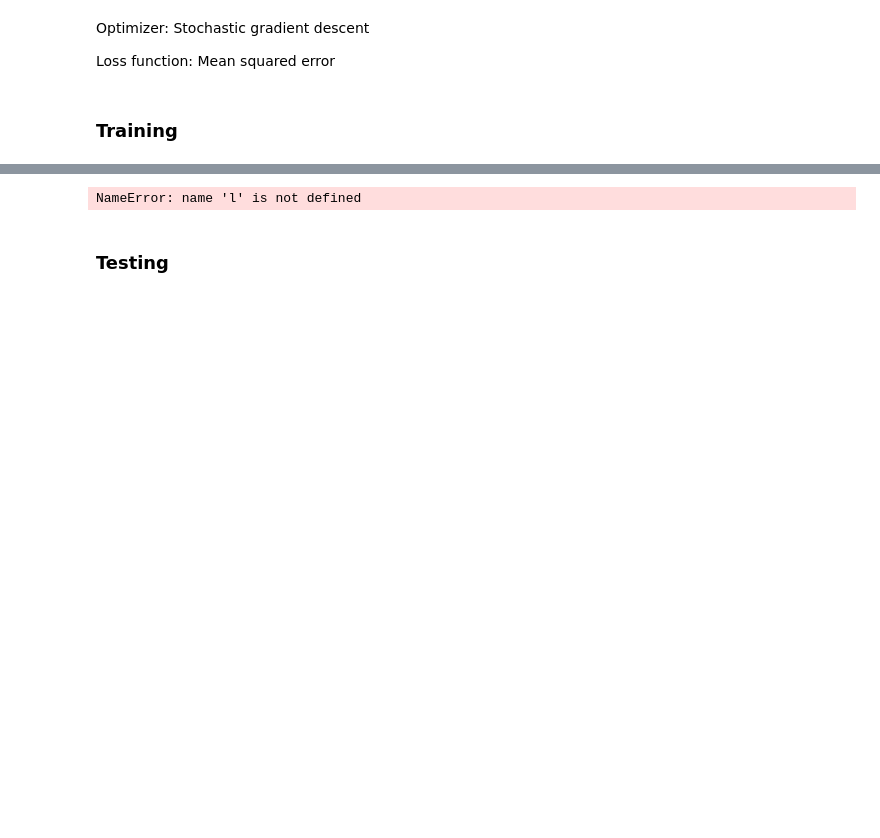
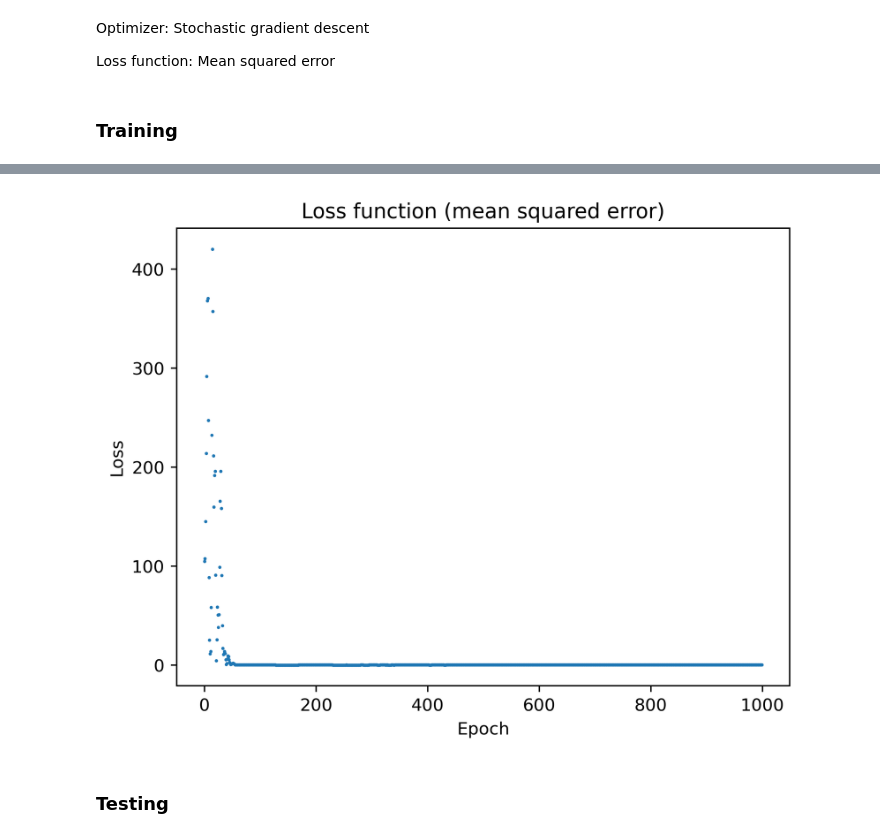
Before and after one commit to ValeriaTorresG/GalaxyMassGNN, a Jupyter notebook: gnn.ipynb, the cells around one changed output, grey strips where cells are left out. Drawn from its saved outputs; the diff is of its cells as text; code cells hidden in the pictures; blank space fills up the shorter version.

```diff
--- a/gnn.ipynb
+++ b/gnn.ipynb
@@ -315,13 +307,13 @@ Epoch 90000/100000, Loss: 122.2151, MSE: 0.2815, Accuracy: 0.3604
 # %%
-losses_float = [float(loss.cpu().detach().numpy()) for loss in l]
+losses_float = [float(loss.cpu().detach().numpy()) for loss in losses]
 loss_indices = [i for i,l in enumerate(losses_float)]
 plt.scatter(loss_indices, losses_float, s=0.8)
 plt.title('Loss function (mean squared error)')
 plt.xlabel('Epoch')
 plt.ylabel('Loss')
 plt.show()
 # %% [output]
-NameError: name 'l' is not defined
+[figure, added]
 # %% [markdown]
 ### Testing
 # %%
```
Also changed, not shown: parts of 9 cells of this notebook, 3 other files.
